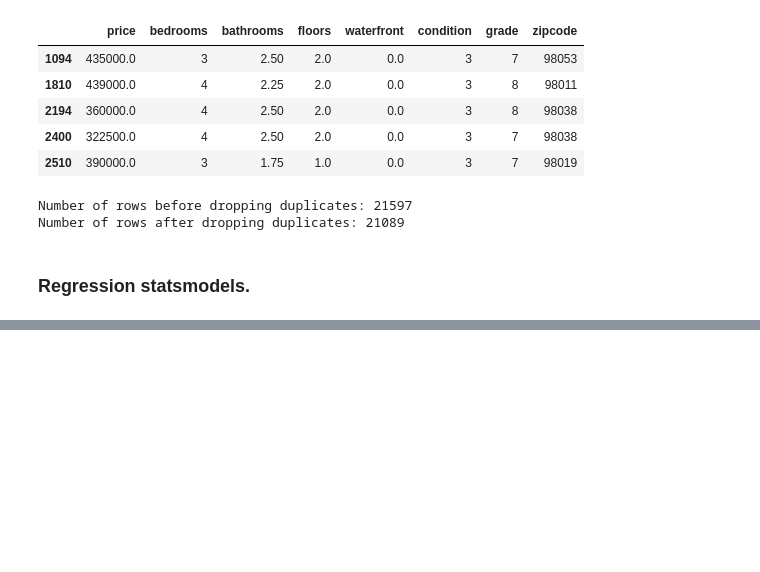
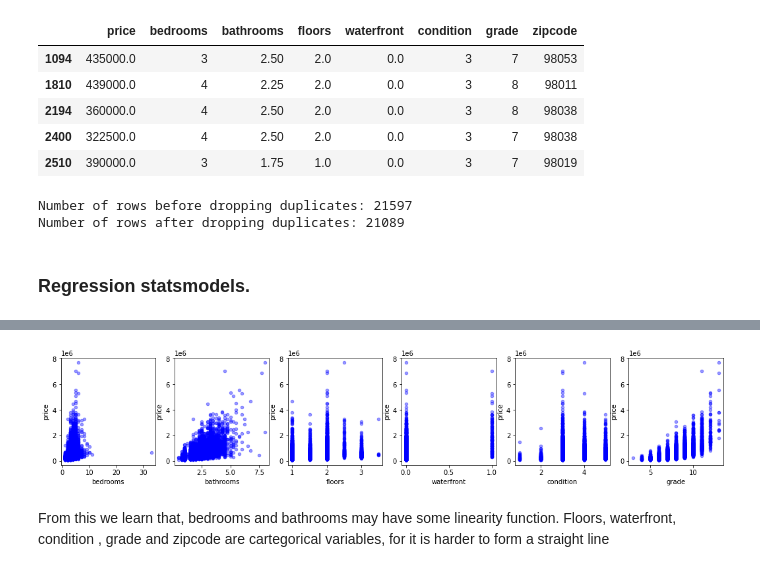
Before and after one commit to ANGI3MAINA/King-County-Housing-Analysis, a Jupyter notebook: Data/Work/Angel.ipynb, the cells around one changed output, grey strips where cells are left out. Drawn from its saved outputs; the diff is of its cells as text; code cells hidden in the pictures; blank space fills up the shorter version.

Commit message:
cartegorical variable ols

```diff
--- a/Data/Work/Angel.ipynb
+++ b/Data/Work/Angel.ipynb
@@ -151,0 +155,9 @@ strong multicollinearity or other numerical problems.
+# %%
+fig, axes = plt.subplots(nrows=1, ncols= 6, figsize=(18,3 ))
+
+for xcol, ax in zip (['bedrooms','bathrooms','floors','waterfront','condition','grade',],axes):
+    house_df_cleaned.plot(kind='scatter', x=xcol, y='price', ax=ax, alpha=0.4, color='blue')
+# %% [output]
+[figure, added]
+# %% [markdown]
+From this we learn that, bedrooms and bathrooms may have some linearity function. Floors, waterfront, condition , grade and zipcode are cartegorical variables, for it is harder to form a straight line
```
Also changed, not shown: parts of 6 cells of this notebook.
